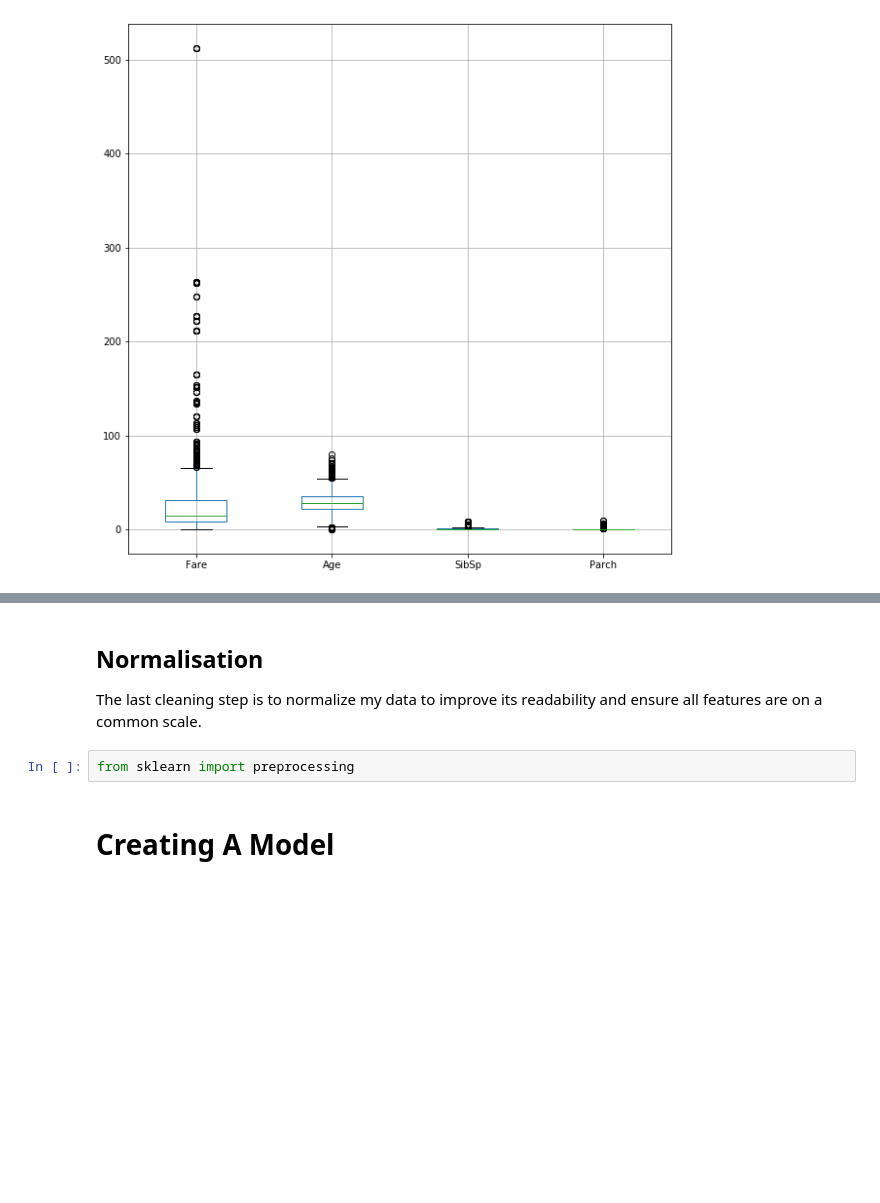
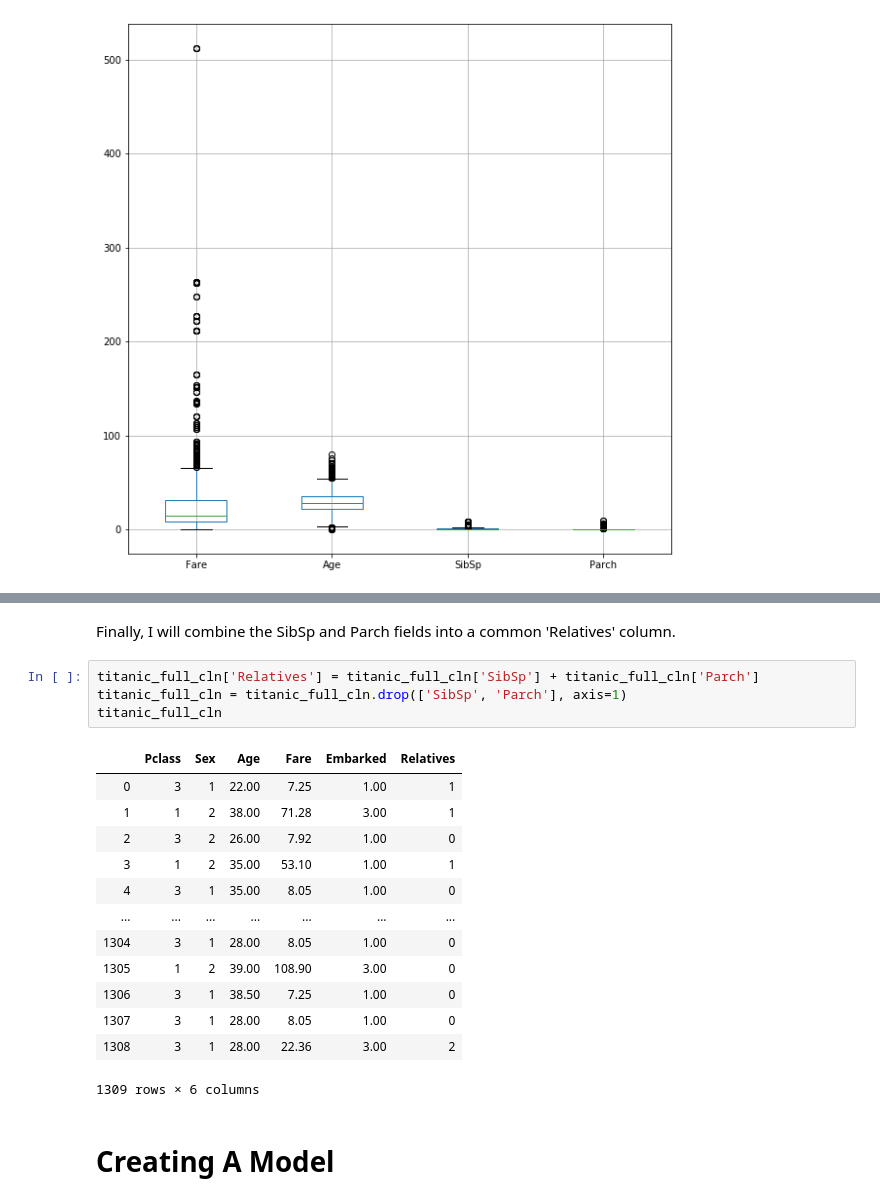
Before and after one commit to CharlieNData/titanic, a Jupyter notebook: titanic.ipynb, the cells around one changed output, grey strips where cells are left out. Drawn from its saved outputs; the diff is of its cells as text; blank space fills up the shorter version.

```diff
--- a/titanic.ipynb
+++ b/titanic.ipynb
@@ -122,8 +94,22 @@ titanic_full_cln.replace({'Sex': m_f_mapping, 'Embarked': embarked_mapping})
-# %% [markdown]
-## Normalisation
-
-The last cleaning step is to normalize my data to improve its readability and ensure all features are on a common scale.
-# %%
-from sklearn import preprocessing
+# %% [markdown]
+Finally, I will combine the SibSp and Parch fields into a common 'Relatives' column.
+# %%
+titanic_full_cln['Relatives'] = titanic_full_cln['SibSp'] + titanic_full_cln['Parch']
+titanic_full_cln = titanic_full_cln.drop(['SibSp', 'Parch'], axis=1)
+titanic_full_cln
+# %% [output]
+|  | Pclass | Sex | Age | Fare | Embarked | Relatives |
+| 0 | 3 | 1 | 22.00 | 7.25 | 1.00 | 1 |
+| 1 | 1 | 2 | 38.00 | 71.28 | 3.00 | 1 |
+| 2 | 3 | 2 | 26.00 | 7.92 | 1.00 | 0 |
+| 3 | 1 | 2 | 35.00 | 53.10 | 1.00 | 1 |
+| 4 | 3 | 1 | 35.00 | 8.05 | 1.00 | 0 |
+| ... | ... | ... | ... | ... | ... | ... |
+| 1304 | 3 | 1 | 28.00 | 8.05 | 1.00 | 0 |
+| 1305 | 1 | 2 | 39.00 | 108.90 | 3.00 | 0 |
+| 1306 | 3 | 1 | 38.50 | 7.25 | 1.00 | 0 |
+| 1307 | 3 | 1 | 28.00 | 8.05 | 1.00 | 0 |
+| 1308 | 3 | 1 | 28.00 | 22.36 | 3.00 | 2 |
+1309 rows × 6 columns
 # %% [markdown]
 # Creating A Model
```
Also changed, not shown: parts of 8 cells of this notebook.
